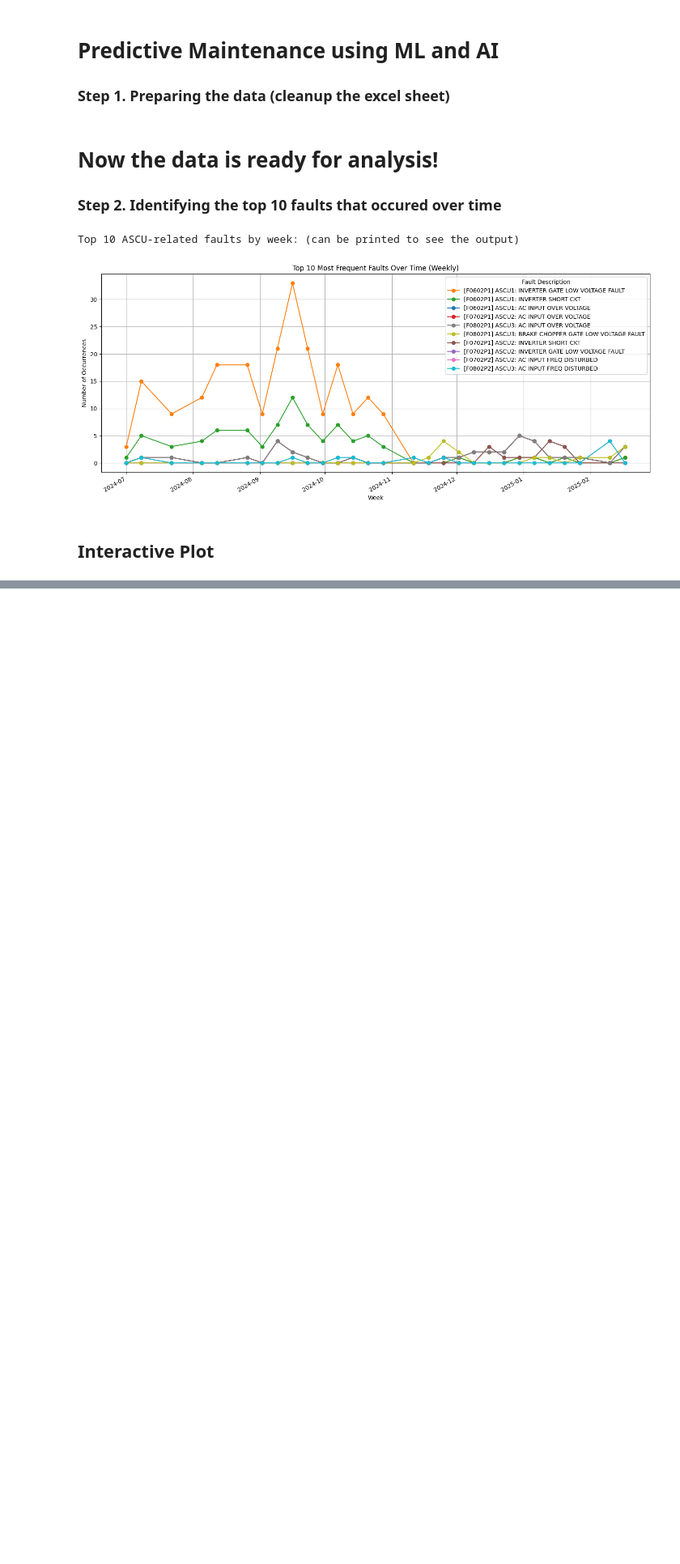
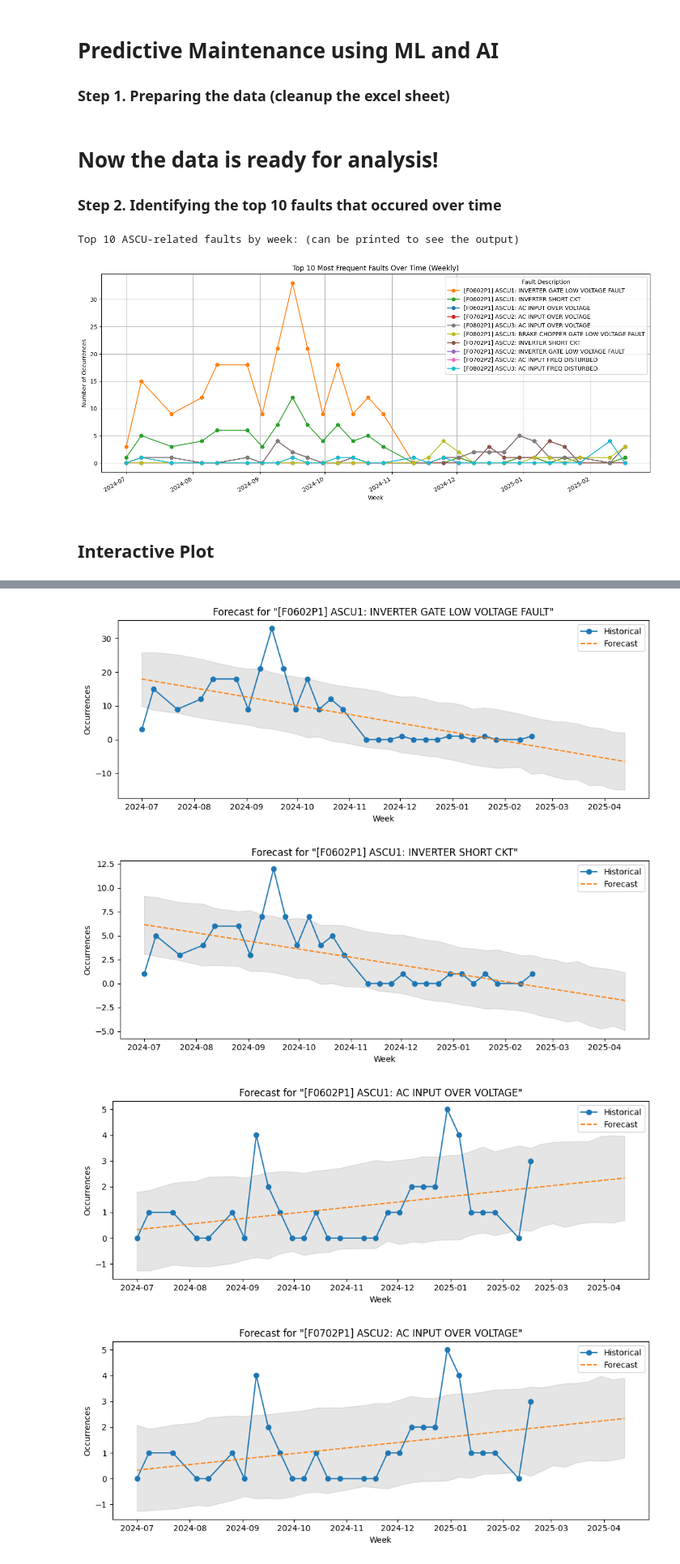
Before and after one commit to jasurlive/THESIS_WSU, a Jupyter notebook: final.ipynb, the cells around one changed output, grey strips where cells are left out. Shown at 81% size. Cells and saved outputs as stored; diff of their text form; code cells hidden in the pictures; blank space fills up the shorter version.

Commit message:
step 3: forecast for each fault

```diff
--- a/final.ipynb
+++ b/final.ipynb
@@ -84,0 +87,36 @@ fig.show()
+# %%
+from prophet import Prophet
+import matplotlib.pyplot as plt
+# Suppress annoying cmdstanpy warnings
+import logging
+logging.getLogger("cmdstanpy").setLevel(logging.WARNING)
+
+for fault in top10.sum().sort_values(ascending=False).index:
+    ts = top10[fault].reset_index().rename(columns={"Week": "ds", fault: "y"})
+    m = Prophet(
+        weekly_seasonality=False, daily_seasonality=False, yearly_seasonality=False
+    )
+    m.fit(ts)
+    future = m.make_future_dataframe(periods=8, freq="W")
+    forecast = m.predict(future)
+    plt.figure(figsize=(10, 4))
+    plt.plot(ts["ds"], ts["y"], marker="o", label="Historical")
+    plt.plot(forecast["ds"], forecast["yhat"], linestyle="--", label="Forecast")
+    plt.fill_between(
+        forecast["ds"],
+        forecast["yhat_lower"],
+        forecast["yhat_upper"],
+        alpha=0.2,
+        color="gray",
+    )
+    plt.title(f'Forecast for "{fault}"')
+    plt.xlabel("Week")
+    plt.ylabel("Occurrences")
+    plt.legend()
+    plt.tight_layout()
+    plt.show()
+# %% [output]
+[figure, added]
+[figure, added]
+[figure, added]
+[figure, added]
```
Also changed, not shown: parts of 2 cells of this notebook.
